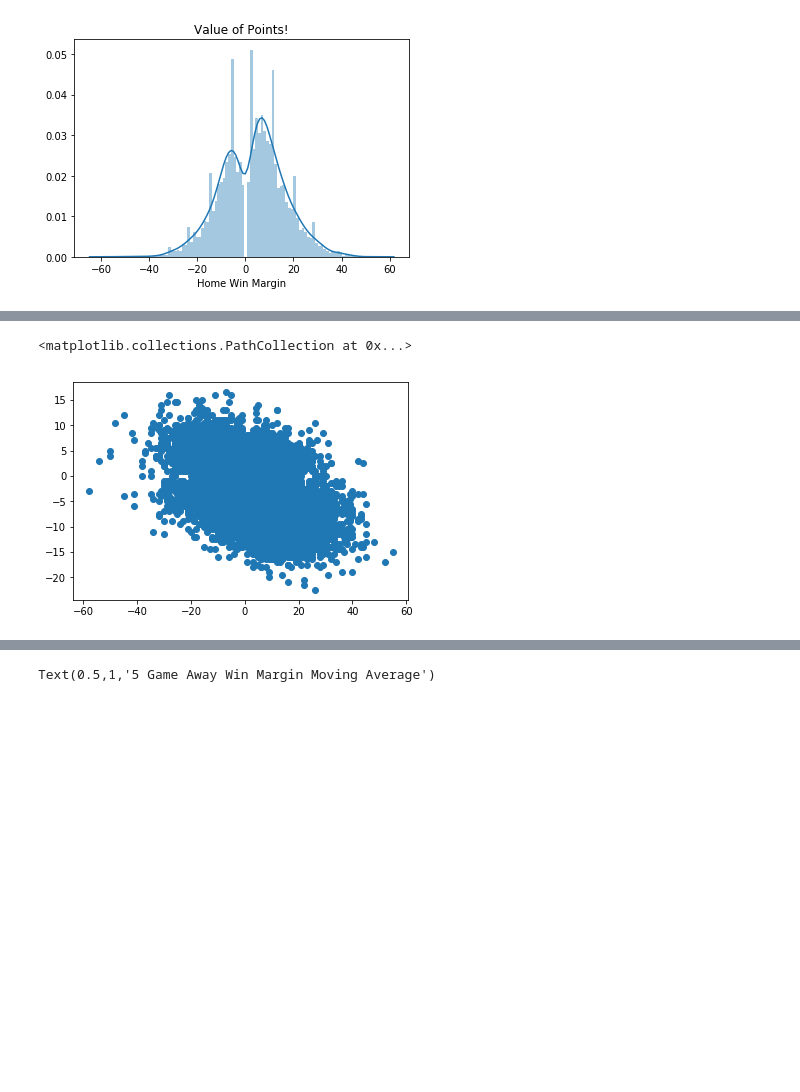
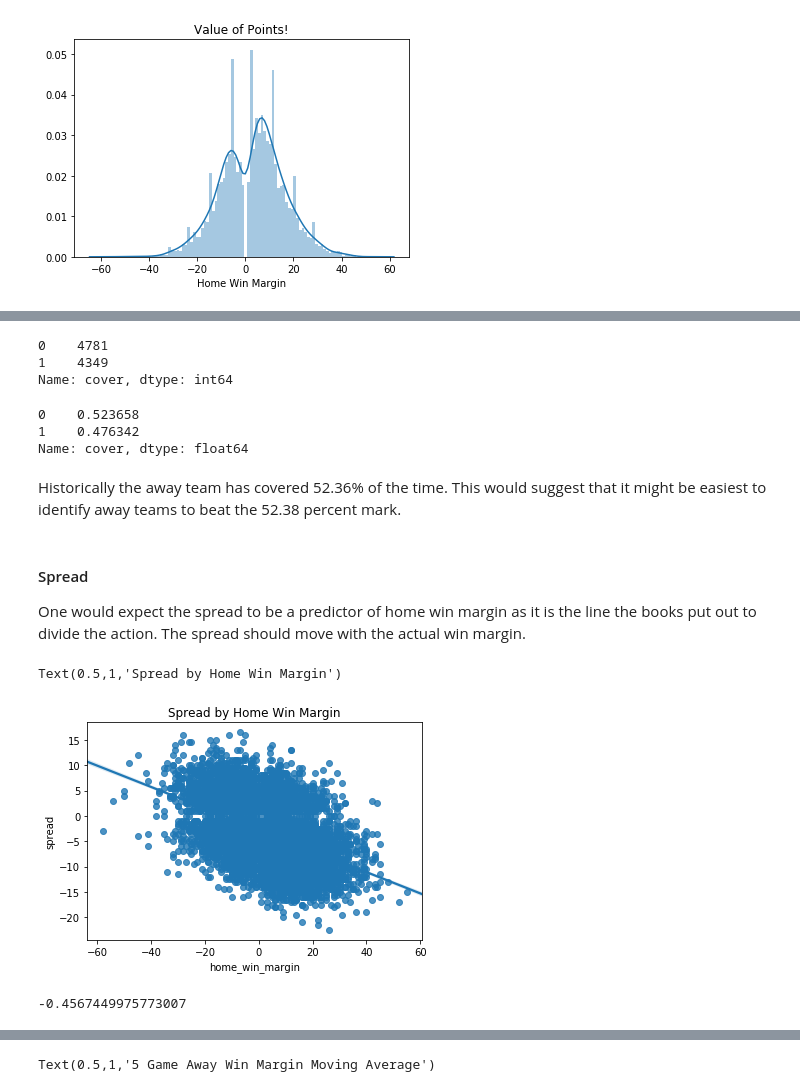
Before and after one commit to bryanco1966/Sports-Modeling, a Jupyter notebook: NBA_feature engineering.ipynb, the cells around one changed output, grey strips where cells are left out. Cells and saved outputs as stored; diff of their text form; code cells hidden in the pictures; blank space fills up the shorter version.

```diff
--- a/NBA_feature engineering.ipynb
+++ b/NBA_feature engineering.ipynb
@@ -102,6 +87,31 @@ The mean of home_win_margin 3.040302267002519
+# %%
+nba.cover.value_counts()
+# %% [output]
+0    4781
+1    4349
+Name: cover, dtype: int64
+# %%
+nba.cover.value_counts(normalize = True)
+# %% [output]
+0    0.523658
+1    0.476342
+Name: cover, dtype: float64
+# %% [markdown]
+Historically the away team has covered 52.36% of the time.  This would suggest that it might be easiest to identify away teams to beat the 52.38 percent mark.
+# %% [markdown]
+#### Spread
+
+One would expect the spread to be a predictor of home win margin as it is the line the books put out to divide the action.  The spread should move with the actual win margin.
 # %%
 plt.gcf()
-plt.scatter(nba.home_win_margin, nba.spread)
+sns.regplot(nba.home_win_margin, nba.spread)
+plt.title("Spread by Home Win Margin")
 # %% [output]
-<matplotlib.collections.PathCollection at 0x...>
+Text(0.5,1,'Spread by Home Win Margin')
-[figure, old version]
+[figure, new version]
+# %%
+nba.home_win_margin.corr(nba.spread)
+#strong negative correlation as expected since line is opposite of win
+#margin
+# %% [output]
+-0.4567449975773007
```
Also changed, not shown: parts of 58 cells of this notebook, 5 other files.
